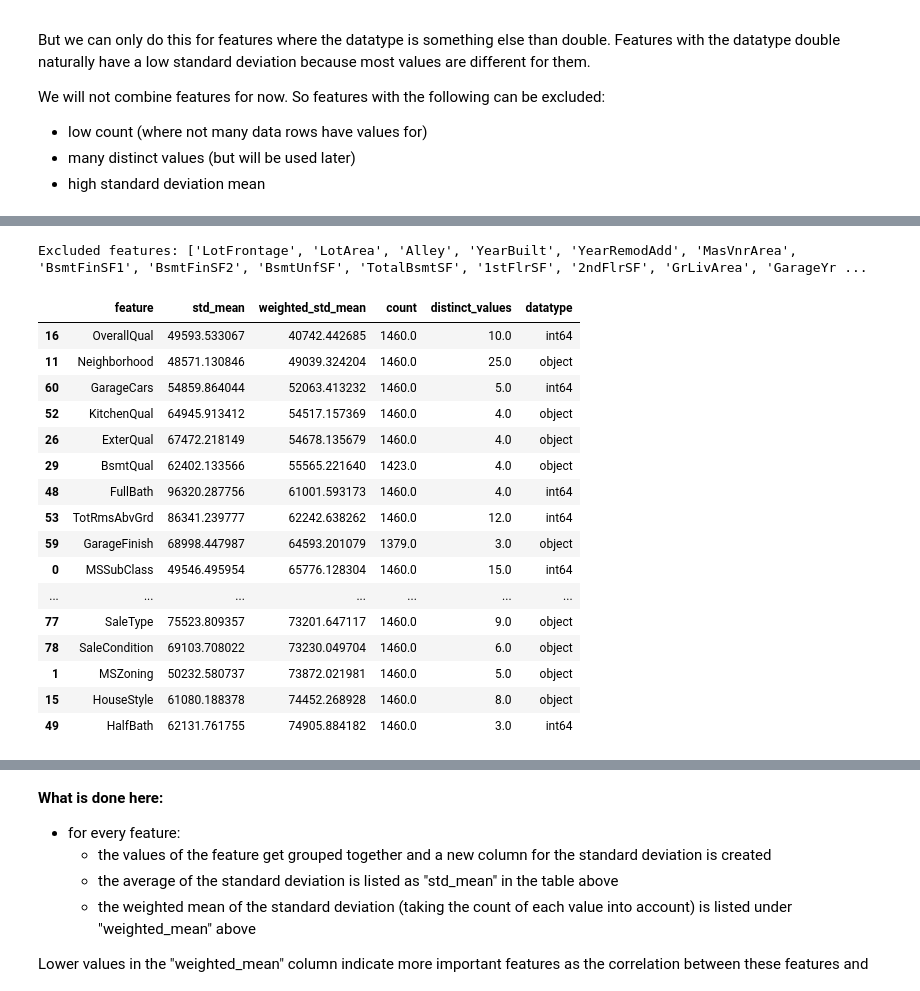
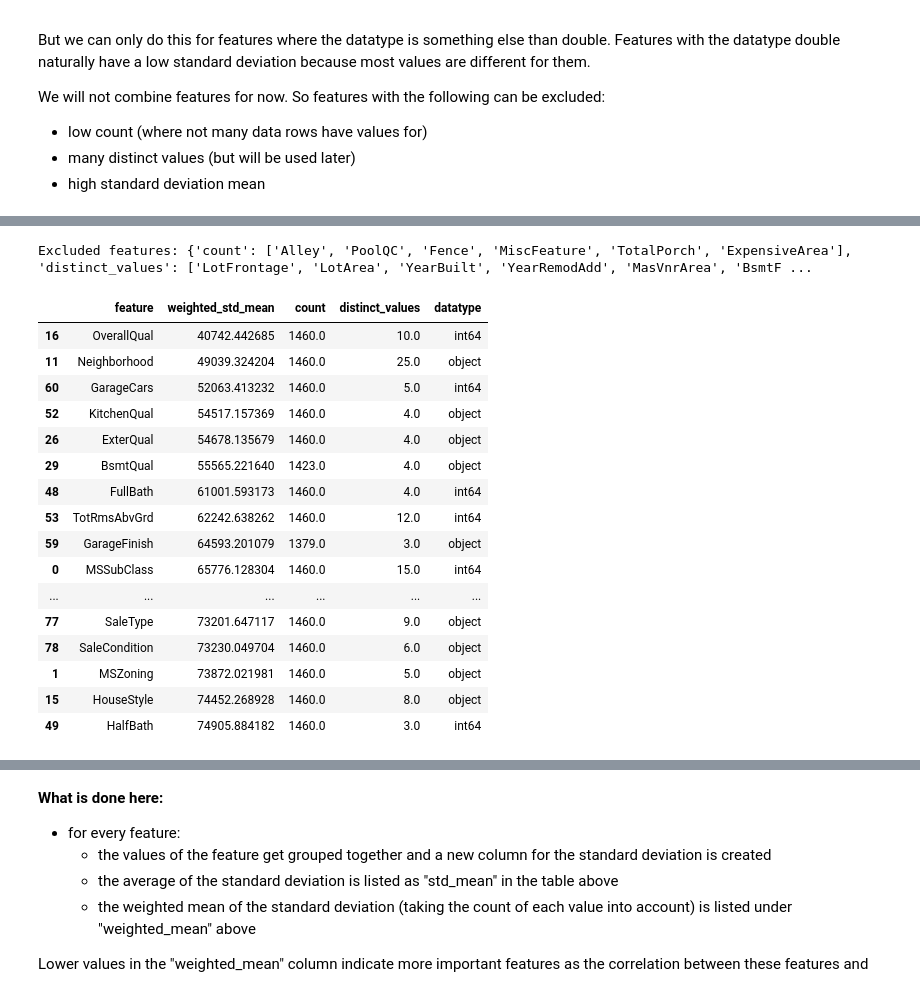
Before and after one commit to ctittel/kaggle-housing, a Jupyter notebook: kaggle-housing.ipynb, the cells around one changed output, grey strips where cells are left out. Drawn from its saved outputs; the diff is of its cells as text; code cells hidden in the pictures.

```diff
--- a/kaggle-housing.ipynb
+++ b/kaggle-housing.ipynb
@@ -57,7 +85,7 @@ So features with the following can be excluded:
 # %%
 good_features = []
 # %%
-feature_inspection_table = pd.DataFrame(data={'feature':[], 'std_mean':[], 'weighted_std_mean':[], 'count':[], 'distinct_values':[], 'datatype':[]})
+feature_inspection_table = pd.DataFrame(data={'feature':[], 'weighted_std_mean':[], 'count':[], 'distinct_values':[], 'datatype':[]})
 feature_inspection_table.set_index("feature")
 for feature, datatype in train.dtypes.iteritems(): #select_dtypes(exclude=['float64','int64']):
     if feature == "Id":
@@ -69,37 +97,39 @@ for feature, datatype in train.dtypes.iteritems(): #select_dtypes(exclude=['floa
     count = ov["count"].sum()
     distinct_values = ov.shape[0]
     weighted_mean =  ov["std_sum"].sum() / count
-    feature_inspection_table = feature_inspection_table.append({"feature":feature,"std_mean":mean,"weighted_std_mean":weighted_mean,"count":count,"distinct_values":distinct_values,'datatype':datatype},ignore_index=True)
+    feature_inspection_table = feature_inspection_table.append({"feature":feature,"weighted_std_mean":weighted_mean,"count":count,"distinct_values":distinct_values,'datatype':datatype},ignore_index=True)
 # %%
-excluded_features = []
+excluded_features = {"count":[],"distinct_values":[]}
 min_count = 750
 max_distinct_values = 50
 for feature, values in feature_inspection_table.iterrows():
-    if values["count"] <= min_count or values["distinct_values"] >= max_distinct_values:
-        excluded_features.append(values["feature"])
+    if values["count"] <= min_count:
+        excluded_features["count"] += [values["feature"]]
+    if values["distinct_values"] >= max_distinct_values:
+        excluded_features["distinct_values"].append(values["feature"])
 # remove rows where count is too low
 reduced_table = feature_inspection_table[feature_inspection_table["count"] > min_count]
 # remove rows with too few distinct_values
 reduced_table = reduced_table[reduced_table["distinct_values"] < max_distinct_values]
 
 print("Excluded features: {}".format(excluded_features))
 reduced_table.sort_values(by='weighted_std_mean').head(25)
 # %% [output]
-Excluded features: ['LotFrontage', 'LotArea', 'Alley', 'YearBuilt', 'YearRemodAdd', 'MasVnrArea', 'BsmtFinSF1', 'BsmtFinSF2', 'BsmtUnfSF', 'TotalBsmtSF', '1stFlrSF', '2ndFlrSF', 'GrLivArea', 'GarageYr ...
+Excluded features: {'count': ['Alley', 'PoolQC', 'Fence', 'MiscFeature', 'TotalPorch', 'ExpensiveArea'], 'distinct_values': ['LotFrontage', 'LotArea', 'YearBuilt', 'YearRemodAdd', 'MasVnrArea', 'BsmtF ...
-|  | feature | std_mean | weighted_std_mean | count | distinct_values | datatype |
-| 16 | OverallQual | 49593.533067 | 40742.442685 | 1460.0 | 10.0 | int64 |
-| 11 | Neighborhood | 48571.130846 | 49039.324204 | 1460.0 | 25.0 | object |
-| 60 | GarageCars | 54859.864044 | 52063.413232 | 1460.0 | 5.0 | int64 |
-| 52 | KitchenQual | 64945.913412 | 54517.157369 | 1460.0 | 4.0 | object |
-| 26 | ExterQual | 67472.218149 | 54678.135679 | 1460.0 | 4.0 | object |
-| 29 | BsmtQual | 62402.133566 | 55565.221640 | 1423.0 | 4.0 | object |
-| 48 | FullBath | 96320.287756 | 61001.593173 | 1460.0 | 4.0 | int64 |
-| 53 | TotRmsAbvGrd | 86341.239777 | 62242.638262 | 1460.0 | 12.0 | int64 |
-| 59 | GarageFinish | 68998.447987 | 64593.201079 | 1379.0 | 3.0 | object |
-| 0 | MSSubClass | 49546.495954 | 65776.128304 | 1460.0 | 15.0 | int64 |
-| ... | ... | ... | ... | ... | ... | ... |
-| 77 | SaleType | 75523.809357 | 73201.647117 | 1460.0 | 9.0 | object |
-| 78 | SaleCondition | 69103.708022 | 73230.049704 | 1460.0 | 6.0 | object |
-| 1 | MSZoning | 50232.580737 | 73872.021981 | 1460.0 | 5.0 | object |
-| 15 | HouseStyle | 61080.188378 | 74452.268928 | 1460.0 | 8.0 | object |
-| 49 | HalfBath | 62131.761755 | 74905.884182 | 1460.0 | 3.0 | int64 |
+|  | feature | weighted_std_mean | count | distinct_values | datatype |
+| 16 | OverallQual | 40742.442685 | 1460.0 | 10.0 | int64 |
+| 11 | Neighborhood | 49039.324204 | 1460.0 | 25.0 | object |
+| 60 | GarageCars | 52063.413232 | 1460.0 | 5.0 | int64 |
+| 52 | KitchenQual | 54517.157369 | 1460.0 | 4.0 | object |
+| 26 | ExterQual | 54678.135679 | 1460.0 | 4.0 | object |
+| 29 | BsmtQual | 55565.221640 | 1423.0 | 4.0 | object |
+| 48 | FullBath | 61001.593173 | 1460.0 | 4.0 | int64 |
+| 53 | TotRmsAbvGrd | 62242.638262 | 1460.0 | 12.0 | int64 |
+| 59 | GarageFinish | 64593.201079 | 1379.0 | 3.0 | object |
+| 0 | MSSubClass | 65776.128304 | 1460.0 | 15.0 | int64 |
+| ... | ... | ... | ... | ... | ... |
+| 77 | SaleType | 73201.647117 | 1460.0 | 9.0 | object |
+| 78 | SaleCondition | 73230.049704 | 1460.0 | 6.0 | object |
+| 1 | MSZoning | 73872.021981 | 1460.0 | 5.0 | object |
+| 15 | HouseStyle | 74452.268928 | 1460.0 | 8.0 | object |
+| 49 | HalfBath | 74905.884182 | 1460.0 | 3.0 | int64 |
```
Also changed, not shown: parts of 12 cells of this notebook.
